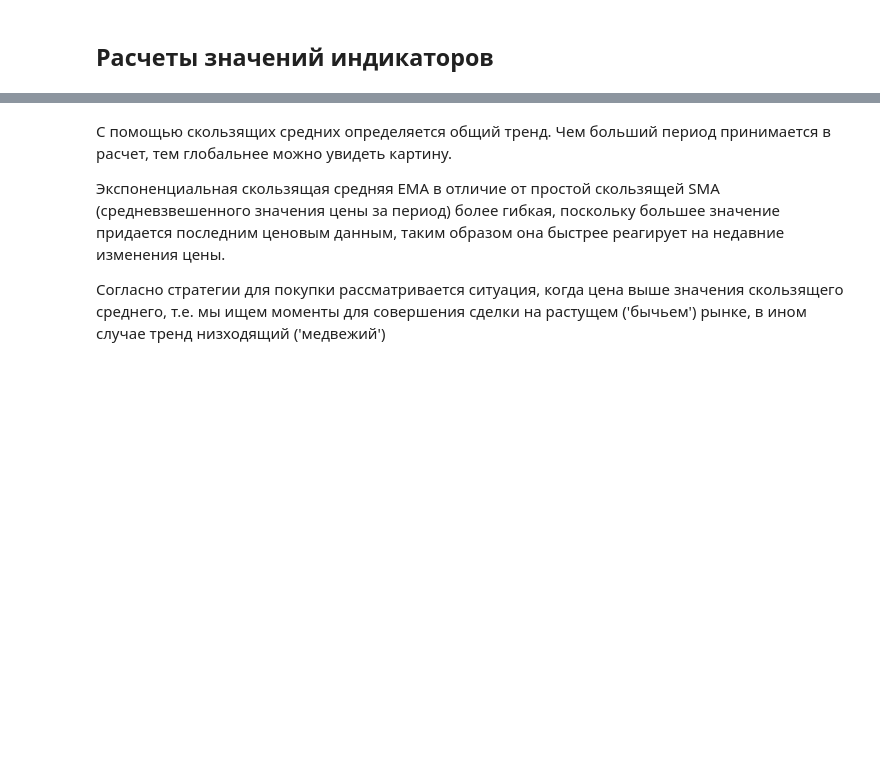
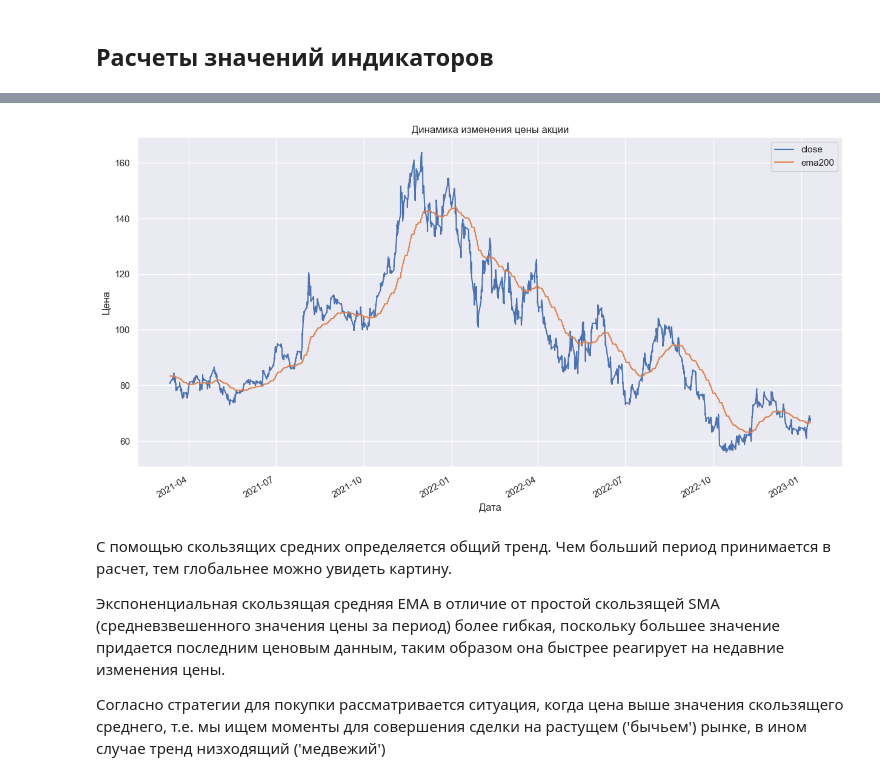
Before and after one commit to Maxwavez/Backtesting-of-stock-market-trading-strategies, a Jupyter notebook: MACD and 200 EMA strategy backtest.ipynb, the cells around one changed output, grey strips where cells are left out. Drawn from its saved outputs; the diff is of its cells as text; code cells hidden in the pictures; blank space fills up the shorter version.

```diff
--- a/MACD and 200 EMA strategy backtest.ipynb
+++ b/MACD and 200 EMA strategy backtest.ipynb
@@ -105,3 +99,10 @@ fig.show()
+# %%
+# построим график изменения цены, а также наложим интересующую нас линию скользящей средней
+data[['close', 'ema200']].plot(title = 'Динамика изменения цены акции')
+plt.xlabel('Дата')
+plt.ylabel('Цена');
+# %% [output]
+[figure, added]
 # %% [markdown]
 С помощью скользящих средних определяется общий тренд. Чем больший период принимается в расчет, тем глобальнее можно увидеть картину.
 
```
Also changed, not shown: parts of 7 cells of this notebook.
